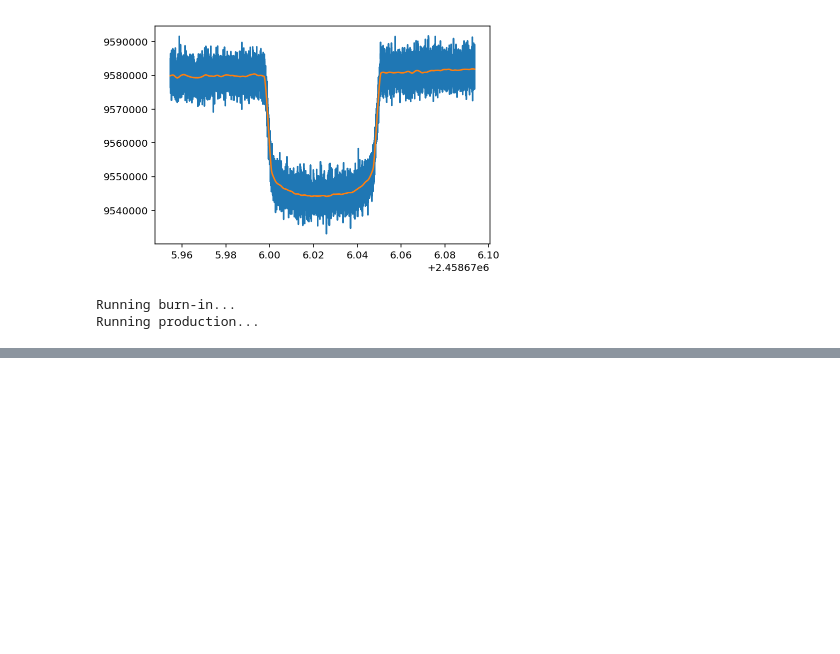
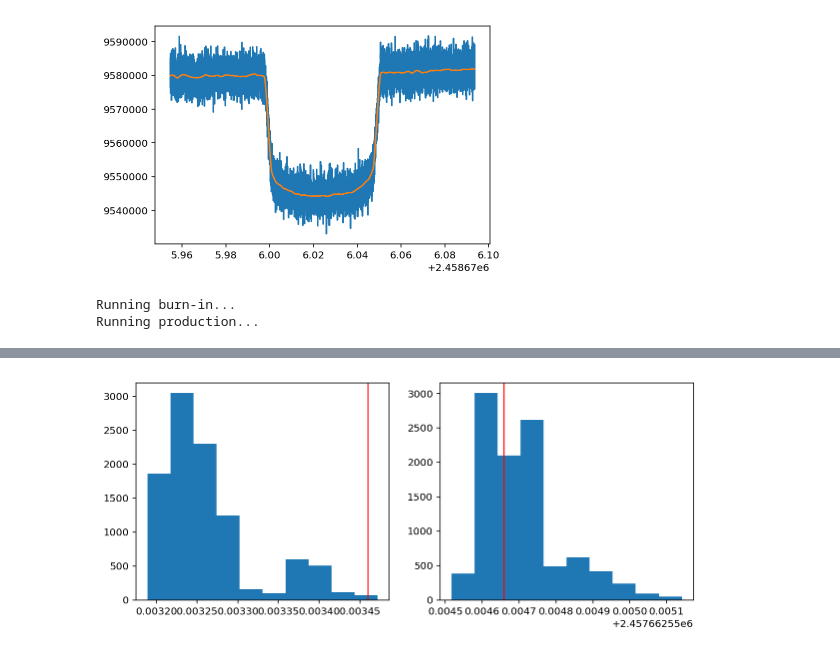
Before and after one commit to bmorris3/libra, a Jupyter notebook: notebooks/archive_fit.ipynb, the cells around one changed output, grey strips where cells are left out. Cells and saved outputs as stored; diff of their text form; code cells hidden in the pictures; blank space fills up the shorter version.

```diff
--- a/notebooks/archive_fit.ipynb
+++ b/notebooks/archive_fit.ipynb
@@ -243,0 +269,18 @@ for s in samples[np.random.randint(len(samples), size=24)]:
+# %%
+n_transits = np.round((samples_t0.mean() - mid_transit_answer) / trappist1('h').per)
+
+mid_transit_answer_translated = mid_transit_answer + trappist1('h').per * n_transits
+# %%
+samples_depth = samples[:, -2]
+samples_t0 = samples[:, -1]
+
+fig, ax = plt.subplots(1, 2, figsize=(10, 4))
+
+ax[0].hist(samples_depth)
+ax[0].axvline(trappist1('h').rp**2, color='r')
+ax[1].hist(samples_t0)
+ax[1].axvline(mid_transit_answer_translated, color='r')
+
+plt.show()
+# %% [output]
+[figure, added]
```
Also changed, not shown: parts of 6 cells of this notebook.
